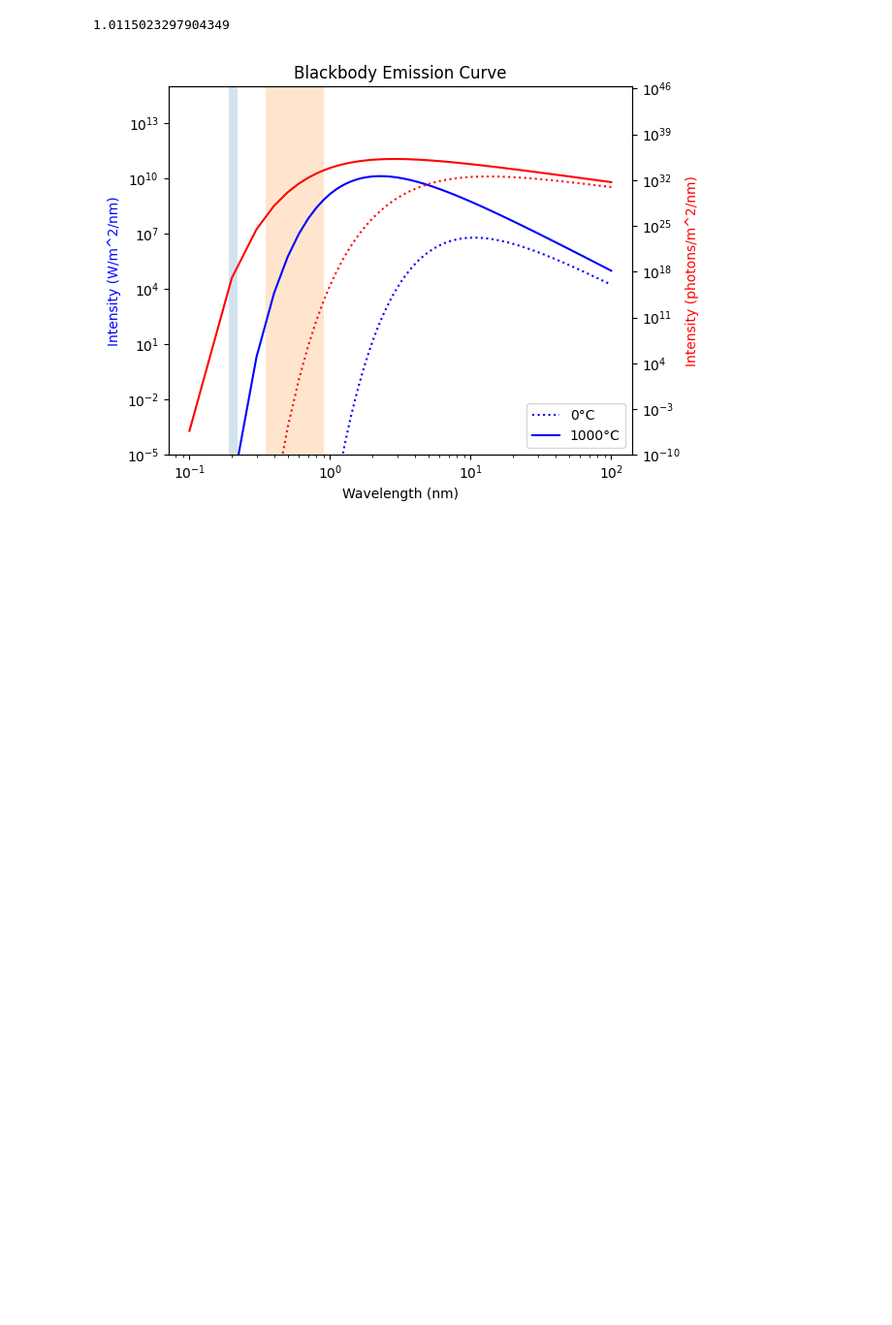
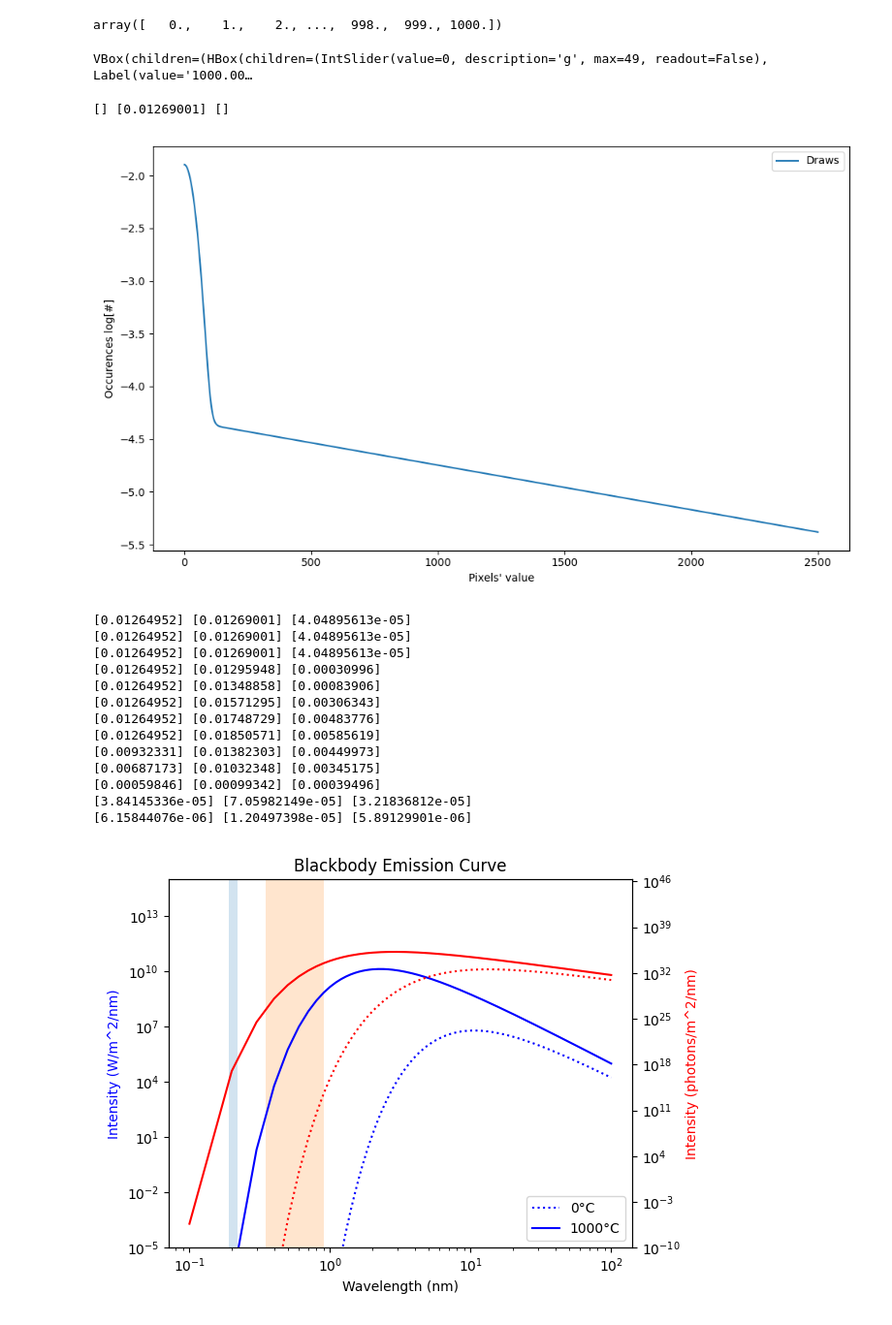
Before and after one commit to vpicouet/pyds9plugin, a Jupyter notebook: pyds9plugin/Macros/Fitting_Functions/tests_emccd.ipynb, the cells around one changed output. Shown at 97% size. Saved outputs shown, nothing was run; the diff lists cells and outputs as text; code cells hidden in the pictures; blank space fills up the shorter version.

```diff
--- a/pyds9plugin/Macros/Fitting_Functions/tests_emccd.ipynb
+++ b/pyds9plugin/Macros/Fitting_Functions/tests_emccd.ipynb
@@ -439,7 +471,59 @@ VBox(children=(HBox(children=(IntSlider(value=0, description='RN', max=49, reado
-# %%
- np.power(1000,1/604)
-# %% [output]
-1.0115023297904349
+# %%
+np.linspace(0,1000,1001)
+# %% [output]
+array([   0.,    1.,    2., ...,  998.,  999., 1000.])
+# %%
+from scipy.special import gamma, hyp1f1
+import numpy as np
+from scipy.stats import ncx2
+
+n = np.linspace(1,2500,2500)
+bias=100
+
+def hirsch(n, g, rn, Lambda,bias,sCIC):
+    m=604
+    gamma = np.power(g,1/m)
+    t1 = 1/(np.sqrt(2*np.pi)*rn) * np.exp(-Lambda - (n-bias)**2/(2*rn**2))
+    t2 = 2/g * ncx2.pdf(2*(Lambda+sCIC),4,2*(n-bias)/g)
+    t3 = sCIC/m/2 * np.sum([1/gamma**i *np.exp(-(n-bias)/gamma**i) for i in np.linspace(1,m,m+1)],axis=0) * np.exp(-Lambda-sCIC)
+    # t2[n<=0]=1
+    t_tot = t1+t2 + t3
+    t_tot[n-bias<=0] = t1[n-bias<=0]
+    # index = n.index
+    print(t_tot[n==bias],t_tot[n==bias+1],t_tot[n==bias+1]-t_tot[n==bias])
+    return np.log10(t_tot)
+    # if n>0:
+    #     return t1+t2
+    # else:
+    #     return t1
+ylim=None#[0,5]
+
+# ylim=[-10,-2]
+fig, ax = plt.subplots(figsize=(10,6))
+controls = iplt.plot(n,  hirsch,  g=np.linspace(1000,2000), rn=np.linspace(30,100),Lambda=np.linspace(0.05,15),bias=np.linspace(0,1000,1001),sCIC=np.linspace(0,0.3),ls=None, ylim=ylim, label="Draws")
+_ = plt.legend()
+plt.legend()
+plt.xlabel("Pixels' value")
+plt.ylabel("Occurences log[#]")
+fig.tight_layout()
+plt.show()
+# %% [output]
+VBox(children=(HBox(children=(IntSlider(value=0, description='g', max=49, readout=False), Label(value='1000.00…
+[] [0.01269001] []
+[figure, added]
+[0.01264952] [0.01269001] [4.04895613e-05]
+[0.01264952] [0.01269001] [4.04895613e-05]
+[0.01264952] [0.01269001] [4.04895613e-05]
+[0.01264952] [0.01295948] [0.00030996]
+[0.01264952] [0.01348858] [0.00083906]
+[0.01264952] [0.01571295] [0.00306343]
+[0.01264952] [0.01748729] [0.00483776]
+[0.01264952] [0.01850571] [0.00585619]
+[0.00932331] [0.01382303] [0.00449973]
+[0.00687173] [0.01032348] [0.00345175]
+[0.00059846] [0.00099342] [0.00039496]
+[3.84145336e-05] [7.05982149e-05] [3.21836812e-05]
+[6.15844076e-06] [1.20497398e-05] [5.89129901e-06]
 # %%
 import numpy as np
 import matplotlib.pyplot as plt
```
Also changed, not shown: parts of 2 cells of this notebook.
